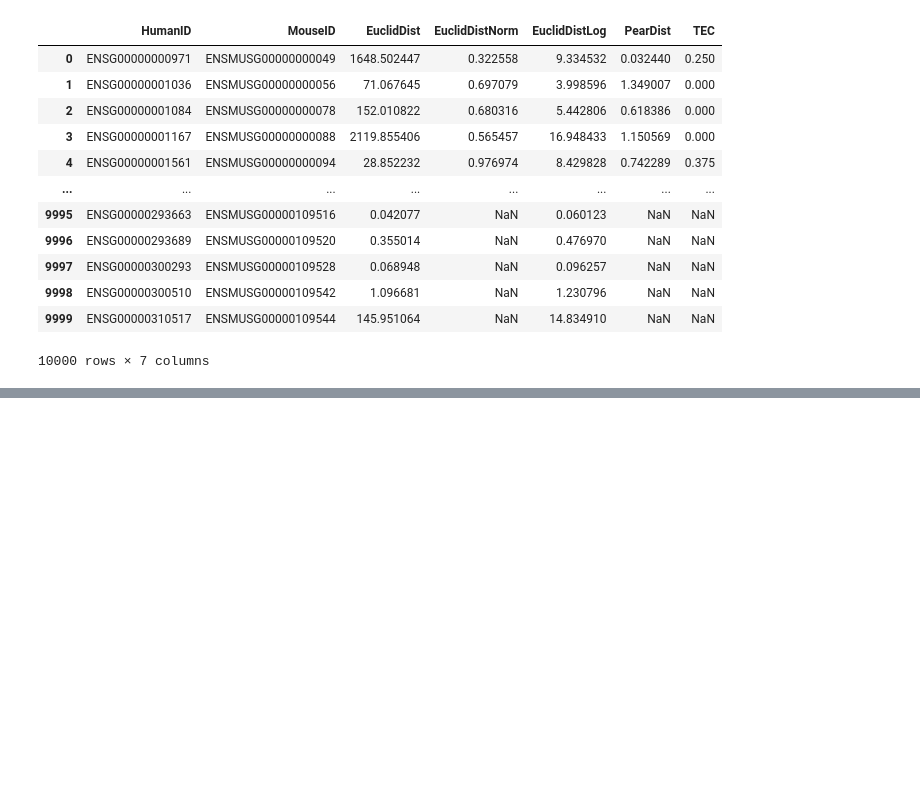
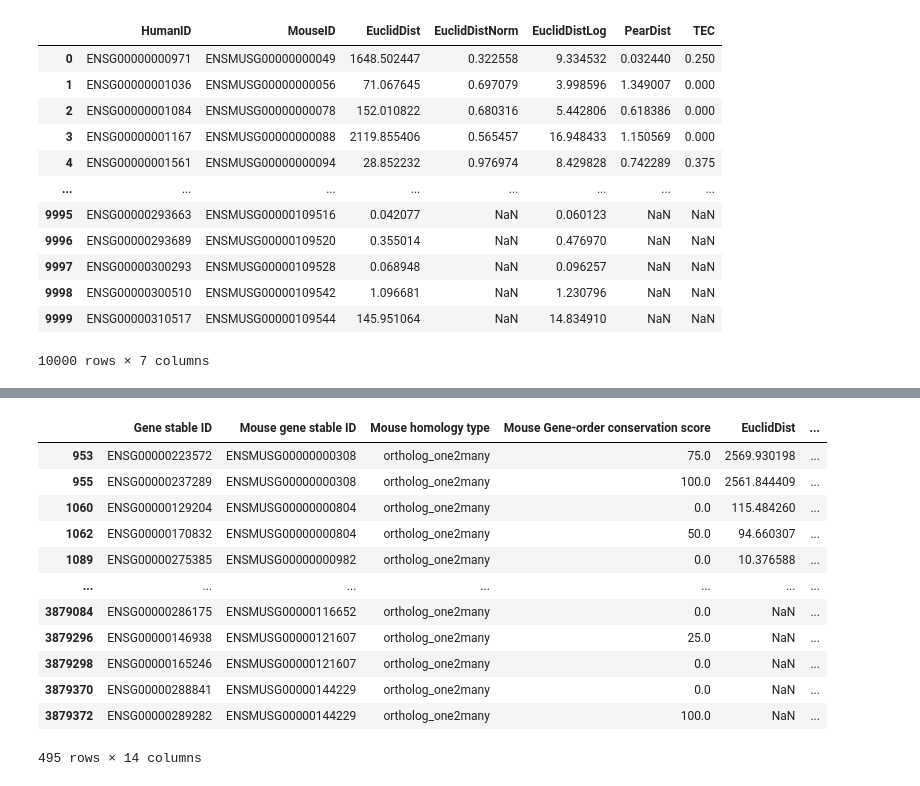
Before and after one commit to AndrewH72/Gene-Duplication, a Jupyter notebook: scripts/dataAnalysis.ipynb, the cells around one changed output, grey strips where cells are left out. Drawn from its saved outputs; the diff is of its cells as text; code cells hidden in the pictures; blank space fills up the shorter version.

```diff
--- a/scripts/dataAnalysis.ipynb
+++ b/scripts/dataAnalysis.ipynb
@@ -641,0 +714,16 @@ ValueError: No Excel writer 'a'
+# %%
+mouseParentTable.sort_values("Mouse gene stable ID")
+# %% [output]
+|  | Gene stable ID | Mouse gene stable ID | Mouse homology type | Mouse Gene-order conservation score | EuclidDist | ... |
+| 953 | ENSG00000223572 | ENSMUSG00000000308 | ortholog_one2many | 75.0 | 2569.930198 | ... |
+| 955 | ENSG00000237289 | ENSMUSG00000000308 | ortholog_one2many | 100.0 | 2561.844409 | ... |
+| 1060 | ENSG00000129204 | ENSMUSG00000000804 | ortholog_one2many | 0.0 | 115.484260 | ... |
+| 1062 | ENSG00000170832 | ENSMUSG00000000804 | ortholog_one2many | 50.0 | 94.660307 | ... |
+| 1089 | ENSG00000275385 | ENSMUSG00000000982 | ortholog_one2many | 0.0 | 10.376588 | ... |
+| ... | ... | ... | ... | ... | ... | ... |
+| 3879084 | ENSG00000286175 | ENSMUSG00000116652 | ortholog_one2many | 0.0 | NaN | ... |
+| 3879296 | ENSG00000146938 | ENSMUSG00000121607 | ortholog_one2many | 25.0 | NaN | ... |
+| 3879298 | ENSG00000165246 | ENSMUSG00000121607 | ortholog_one2many | 0.0 | NaN | ... |
+| 3879370 | ENSG00000288841 | ENSMUSG00000144229 | ortholog_one2many | 0.0 | NaN | ... |
+| 3879372 | ENSG00000289282 | ENSMUSG00000144229 | ortholog_one2many | 100.0 | NaN | ... |
+495 rows × 14 columns
```
Also changed, not shown: parts of 14 cells of this notebook, 6 other files.
